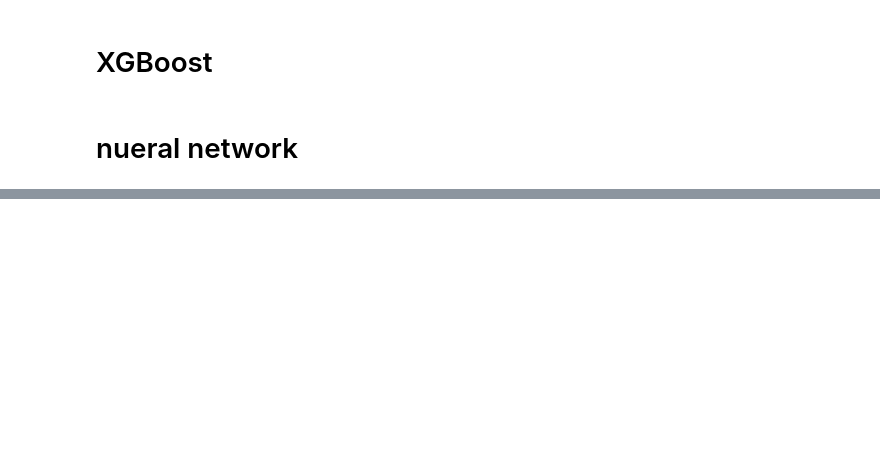
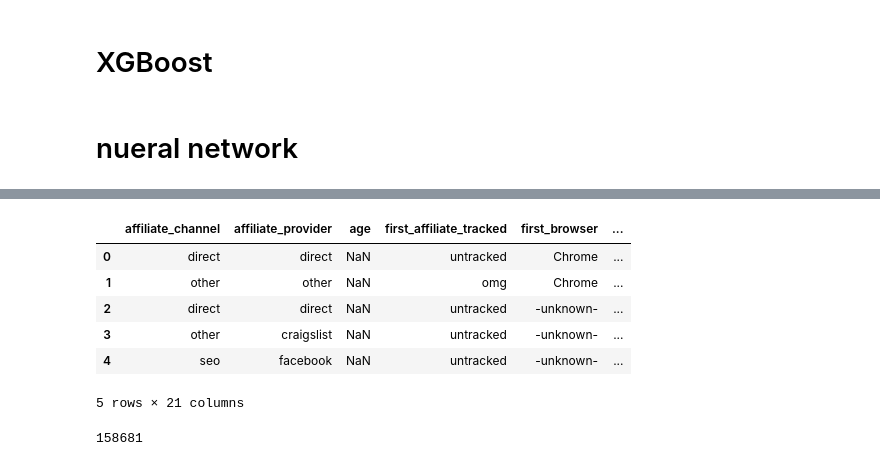
Before and after one commit to wjy5446/airbnb-new-booking, a Jupyter notebook: joe/airbnb_V1.0(EDA)_junki.ipynb, the cells around one changed output, grey strips where cells are left out. Saved outputs shown, nothing was run; the diff lists cells and outputs as text; code cells hidden in the pictures; blank space fills up the shorter version.

```diff
--- a/joe/airbnb_V1.0(EDA)_junki.ipynb
+++ b/joe/airbnb_V1.0(EDA)_junki.ipynb
@@ -638,0 +289,18 @@ clf.fit(train, train_no_target)
+# %%
+df_all["ac_year"] = df_all["date_account_created"].apply(lambda x : x.year)
+df_all["ac_month"] = df_all["date_account_created"].apply(lambda x : x.month)
+df_all["ac_day"] = df_all["date_account_created"].apply(lambda x : x.day)
+# %%
+df_all["fa_year"] = df_all["timestamp_first_active"].apply(lambda x : x.year)
+df_all["fa_month"] = df_all["timestamp_first_active"].apply(lambda x : x.month)
+df_all["fa_day"] = df_all["timestamp_first_active"].apply(lambda x : x.day)
+df_all["fa_hour"] = df_all["timestamp_first_active"].apply(lambda x : x.hour)
+df_all["fa_minute"] = df_all["timestamp_first_active"].apply(lambda x : x.minute)
+df_all["fa_second"] = df_all["timestamp_first_active"].apply(lambda x : x.second)
+# %%
+df_all = df_all.drop("date_account_created", axis = 1)
+df_all = df_all.drop("timestamp_first_active", axis = 1)
+df_all = df_all.drop("country_destination", axis = 1)
+# %%
+df_all = df_all.sort_values(by='age', na_position='first').reset_index(drop=True)
+df_all.isnull().sum()
@@ -638,0 +325,15 @@ clf.fit(train, train_no_target)
+# %%
+df_all.head()
+# %% [output]
+|  | affiliate_channel | affiliate_provider | age | first_affiliate_tracked | first_browser | ... |
+| 0 | direct | direct | NaN | untracked | Chrome | ... |
+| 1 | other | other | NaN | omg | Chrome | ... |
+| 2 | direct | direct | NaN | untracked | -unknown- | ... |
+| 3 | other | craigslist | NaN | untracked | -unknown- | ... |
+| 4 | seo | facebook | NaN | untracked | -unknown- | ... |
+5 rows × 21 columns
+# %%
+df_target = df_all.iloc[116866: , 2]
+len(df_target)
+# %% [output]
+158681
```
Also changed, not shown: parts of 85 cells of this notebook.
